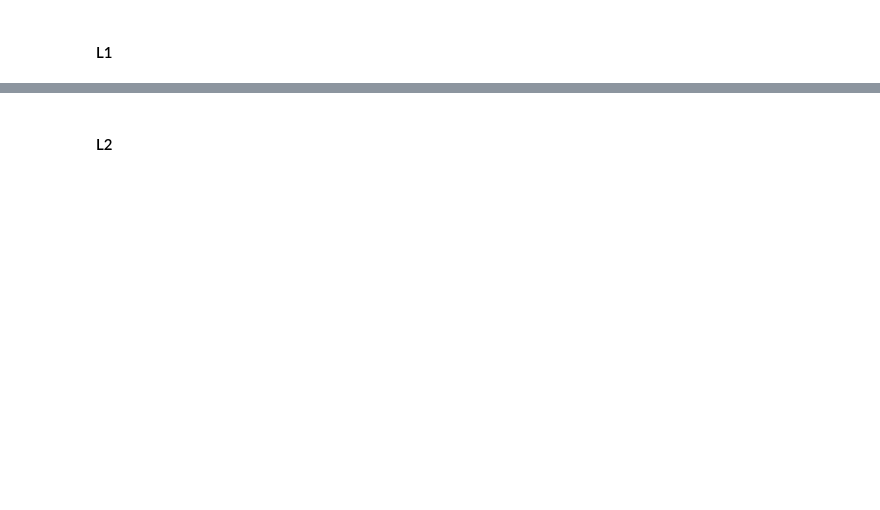
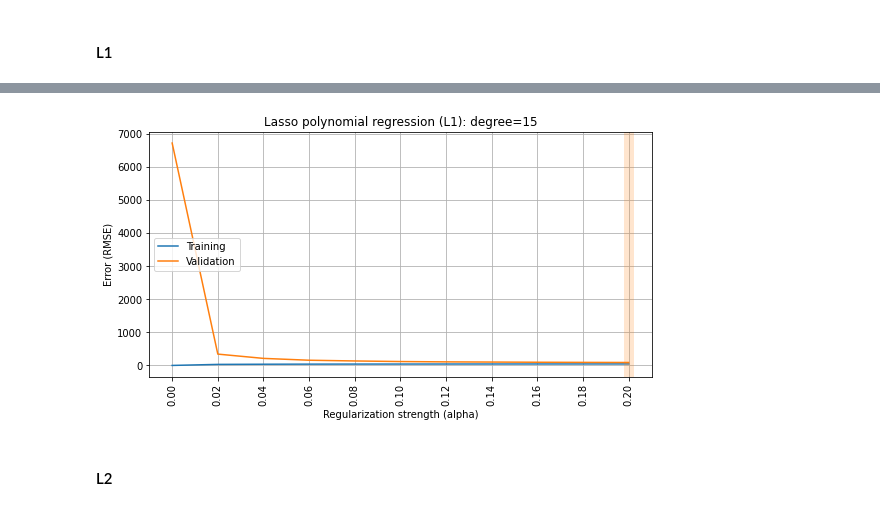
Before and after one commit to Feosen/ml-intro-2022-4, a Jupyter notebook: notebooks/overfitting_regularization.ipynb, the cells around one changed output, grey strips where cells are left out. Drawn from its saved outputs; the diff is of its cells as text; code cells hidden in the pictures; blank space fills up the shorter version.

```diff
--- a/notebooks/overfitting_regularization.ipynb
+++ b/notebooks/overfitting_regularization.ipynb
@@ -455,2 +479,8 @@ Please do a discovery on your own and find that out empirically (both for **L1**
+# %%
+plot_fitting_graph(ALPHAS, d_rmse_train_1, d_rmse_valid_1,
+                   xlabel='Regularization strength (alpha)', ylabel='Error (RMSE)',
+                   title='Lasso polynomial regression (L1): degree=15')
+# %% [output]
+[figure, added]
 # %% [markdown]
 #### L2
```
Also changed, not shown: parts of 18 cells of this notebook.
